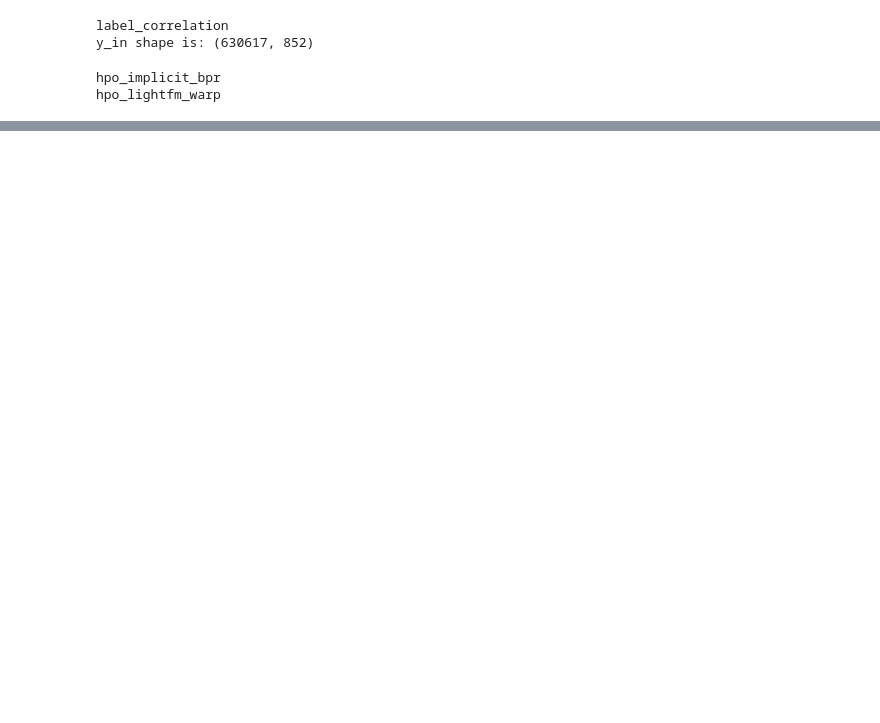
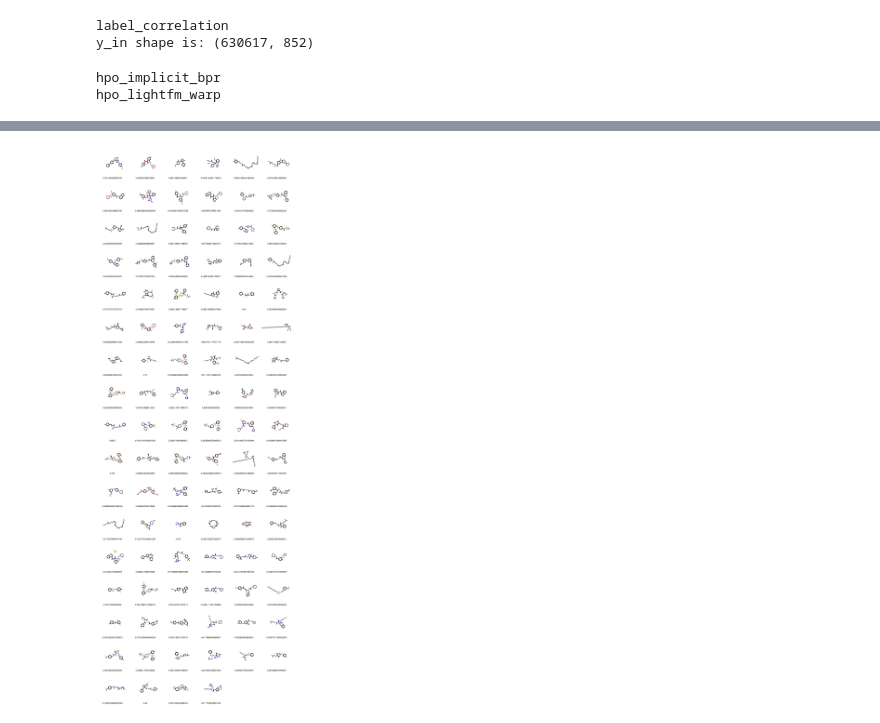
Before and after one commit to ljmartin/molrec, a Jupyter notebook: gpr55_prediction/predict_for_gpr55.ipynb, the cells around one changed output, grey strips where cells are left out. Cells and saved outputs as stored; diff of their text form; code cells hidden in the pictures; blank space fills up the shorter version.

```diff
--- a/gpr55_prediction/predict_for_gpr55.ipynb
+++ b/gpr55_prediction/predict_for_gpr55.ipynb
@@ -65,0 +105,4 @@ interaction_matrix
+# %%
+Draw.MolsToGridImage(predicted_mols, molsPerRow=6, legends=[str(i) for i in similarities[:100]], maxMols=100)
+# %% [output]
+[figure, added]
```
Also changed, not shown: parts of 17 cells of this notebook.
